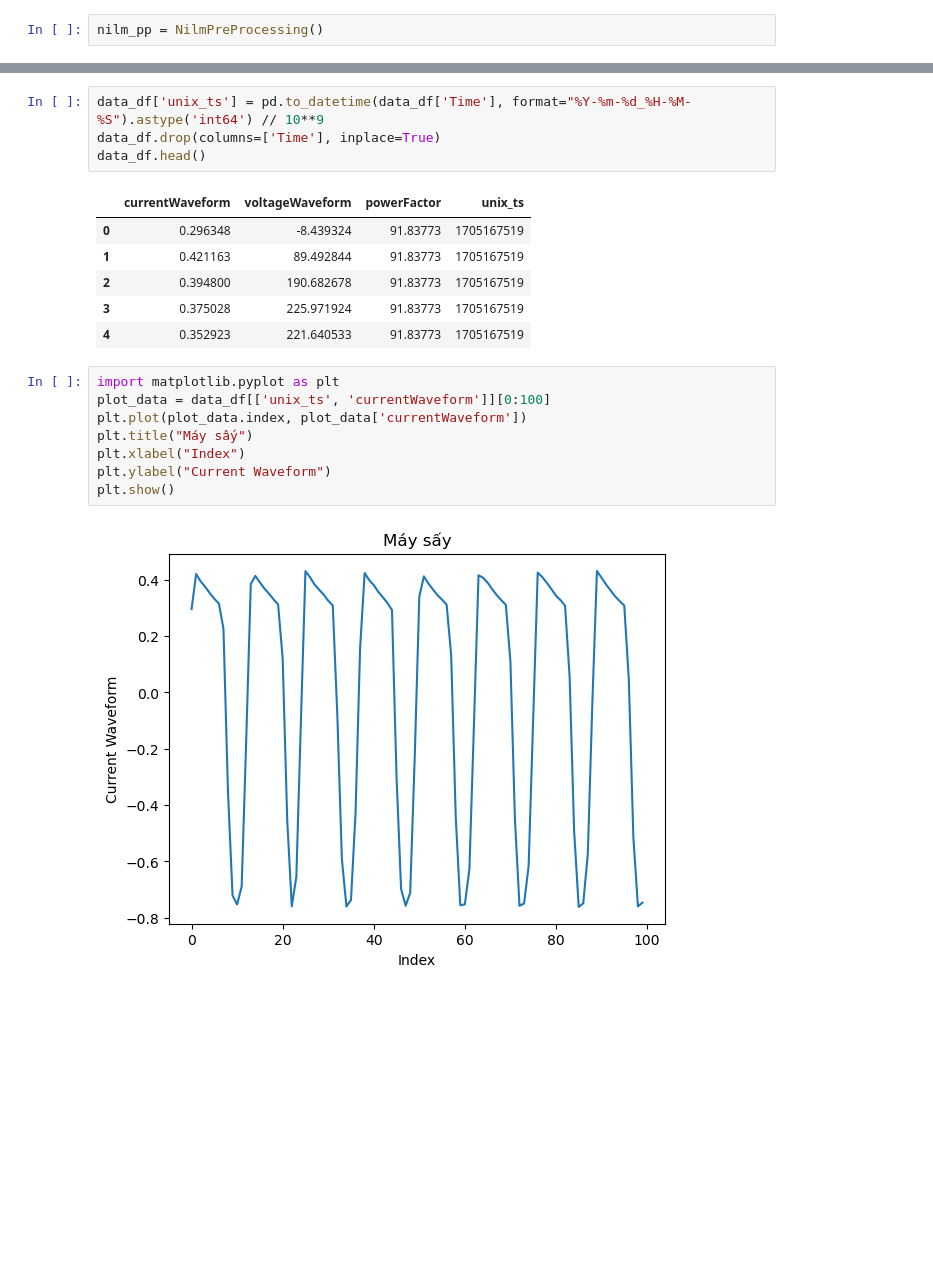
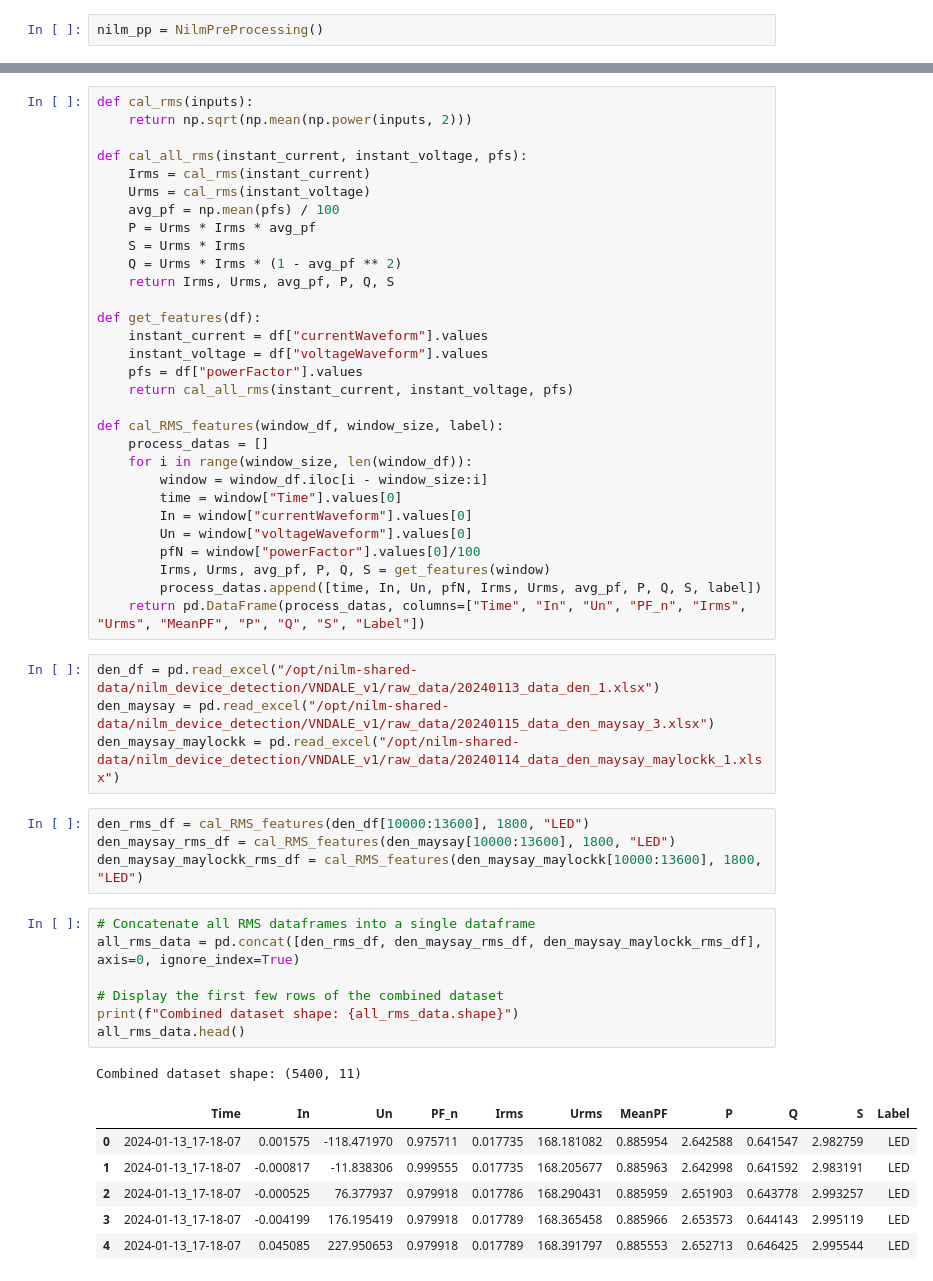
Before and after one commit to myLab-UET/nilm_physical_feature, a Jupyter notebook: src/visualization/vndale/data_visualization.ipynb, the cells around one changed output, grey strips where cells are left out. Saved outputs shown, nothing was run; the diff lists cells and outputs as text; blank space fills up the shorter version.

```diff
--- a/src/visualization/vndale/data_visualization.ipynb
+++ b/src/visualization/vndale/data_visualization.ipynb
@@ -16,21 +8,53 @@ data_df.head()
-# %%
-data_df['unix_ts'] = pd.to_datetime(data_df['Time'], format="%Y-%m-%d_%H-%M-%S").astype('int64') // 10**9
-data_df.drop(columns=['Time'], inplace=True)
-data_df.head()
-# %% [output]
-|  | currentWaveform | voltageWaveform | powerFactor | unix_ts |
-| 0 | 0.296348 | -8.439324 | 91.83773 | 1705167519 |
-| 1 | 0.421163 | 89.492844 | 91.83773 | 1705167519 |
-| 2 | 0.394800 | 190.682678 | 91.83773 | 1705167519 |
-| 3 | 0.375028 | 225.971924 | 91.83773 | 1705167519 |
-| 4 | 0.352923 | 221.640533 | 91.83773 | 1705167519 |
-# %%
-import matplotlib.pyplot as plt
-plot_data = data_df[['unix_ts', 'currentWaveform']][0:100]
-plt.plot(plot_data.index, plot_data['currentWaveform'])
-plt.title("Máy sấy")
-plt.xlabel("Index")
-plt.ylabel("Current Waveform")
-plt.show()
-# %% [output]
-[figure, removed]
+# %%
+def cal_rms(inputs):
+    return np.sqrt(np.mean(np.power(inputs, 2)))
+
+def cal_all_rms(instant_current, instant_voltage, pfs):
+    Irms = cal_rms(instant_current)
+    Urms = cal_rms(instant_voltage)
+    avg_pf = np.mean(pfs) / 100
+    P = Urms * Irms * avg_pf
+    S = Urms * Irms
+    Q = Urms * Irms * (1 - avg_pf ** 2)
+    return Irms, Urms, avg_pf, P, Q, S
+
+def get_features(df):
+    instant_current = df["currentWaveform"].values
+    instant_voltage = df["voltageWaveform"].values
+    pfs = df["powerFactor"].values
+    return cal_all_rms(instant_current, instant_voltage, pfs)
+
+def cal_RMS_features(window_df, window_size, label):
+    process_datas = []
+    for i in range(window_size, len(window_df)):
+        window = window_df.iloc[i - window_size:i]
+        time = window["Time"].values[0]
+        In = window["currentWaveform"].values[0]
+        Un = window["voltageWaveform"].values[0]
+        pfN = window["powerFactor"].values[0]/100
+        Irms, Urms, avg_pf, P, Q, S = get_features(window)
+        process_datas.append([time, In, Un, pfN, Irms, Urms, avg_pf, P, Q, S, label])
+    return pd.DataFrame(process_datas, columns=["Time", "In", "Un", "PF_n", "Irms", "Urms", "MeanPF", "P", "Q", "S", "Label"])
+# %%
+den_df = pd.read_excel("/opt/nilm-shared-data/nilm_device_detection/VNDALE_v1/raw_data/20240113_data_den_1.xlsx")
+den_maysay = pd.read_excel("/opt/nilm-shared-data/nilm_device_detection/VNDALE_v1/raw_data/20240115_data_den_maysay_3.xlsx")
+den_maysay_maylockk = pd.read_excel("/opt/nilm-shared-data/nilm_device_detection/VNDALE_v1/raw_data/20240114_data_den_maysay_maylockk_1.xlsx")
+# %%
+den_rms_df = cal_RMS_features(den_df[10000:13600], 1800, "LED")
+den_maysay_rms_df = cal_RMS_features(den_maysay[10000:13600], 1800, "LED")
+den_maysay_maylockk_rms_df = cal_RMS_features(den_maysay_maylockk[10000:13600], 1800, "LED")
+# %%
+# Concatenate all RMS dataframes into a single dataframe
+all_rms_data = pd.concat([den_rms_df, den_maysay_rms_df, den_maysay_maylockk_rms_df], axis=0, ignore_index=True)
+
+# Display the first few rows of the combined dataset
+print(f"Combined dataset shape: {all_rms_data.shape}")
+all_rms_data.head()
+# %% [output]
+Combined dataset shape: (5400, 11)
+|  | Time | In | Un | PF_n | Irms | Urms | MeanPF | P | Q | S | Label |
+| 0 | 2024-01-13_17-18-07 | 0.001575 | -118.471970 | 0.975711 | 0.017735 | 168.181082 | 0.885954 | 2.642588 | 0.641547 | 2.982759 | LED |
+| 1 | 2024-01-13_17-18-07 | -0.000817 | -11.838306 | 0.999555 | 0.017735 | 168.205677 | 0.885963 | 2.642998 | 0.641592 | 2.983191 | LED |
+| 2 | 2024-01-13_17-18-07 | -0.000525 | 76.377937 | 0.979918 | 0.017786 | 168.290431 | 0.885959 | 2.651903 | 0.643778 | 2.993257 | LED |
+| 3 | 2024-01-13_17-18-07 | -0.004199 | 176.195419 | 0.979918 | 0.017789 | 168.365458 | 0.885966 | 2.653573 | 0.644143 | 2.995119 | LED |
+| 4 | 2024-01-13_17-18-07 | 0.045085 | 227.950653 | 0.979918 | 0.017789 | 168.391797 | 0.885553 | 2.652713 | 0.646425 | 2.995544 | LED |
```
Also changed, not shown: parts of 5 cells of this notebook, 13 other files.
